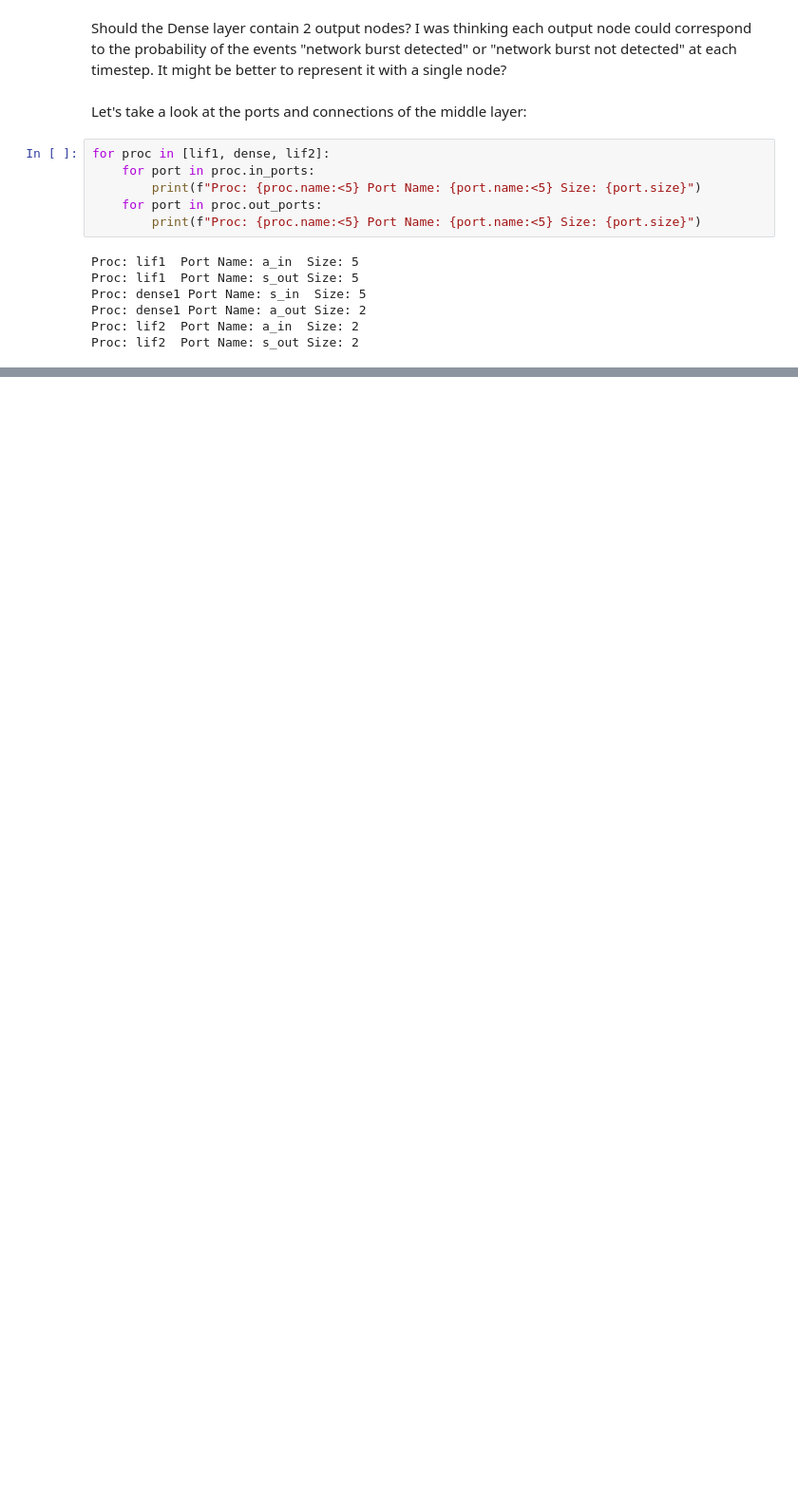
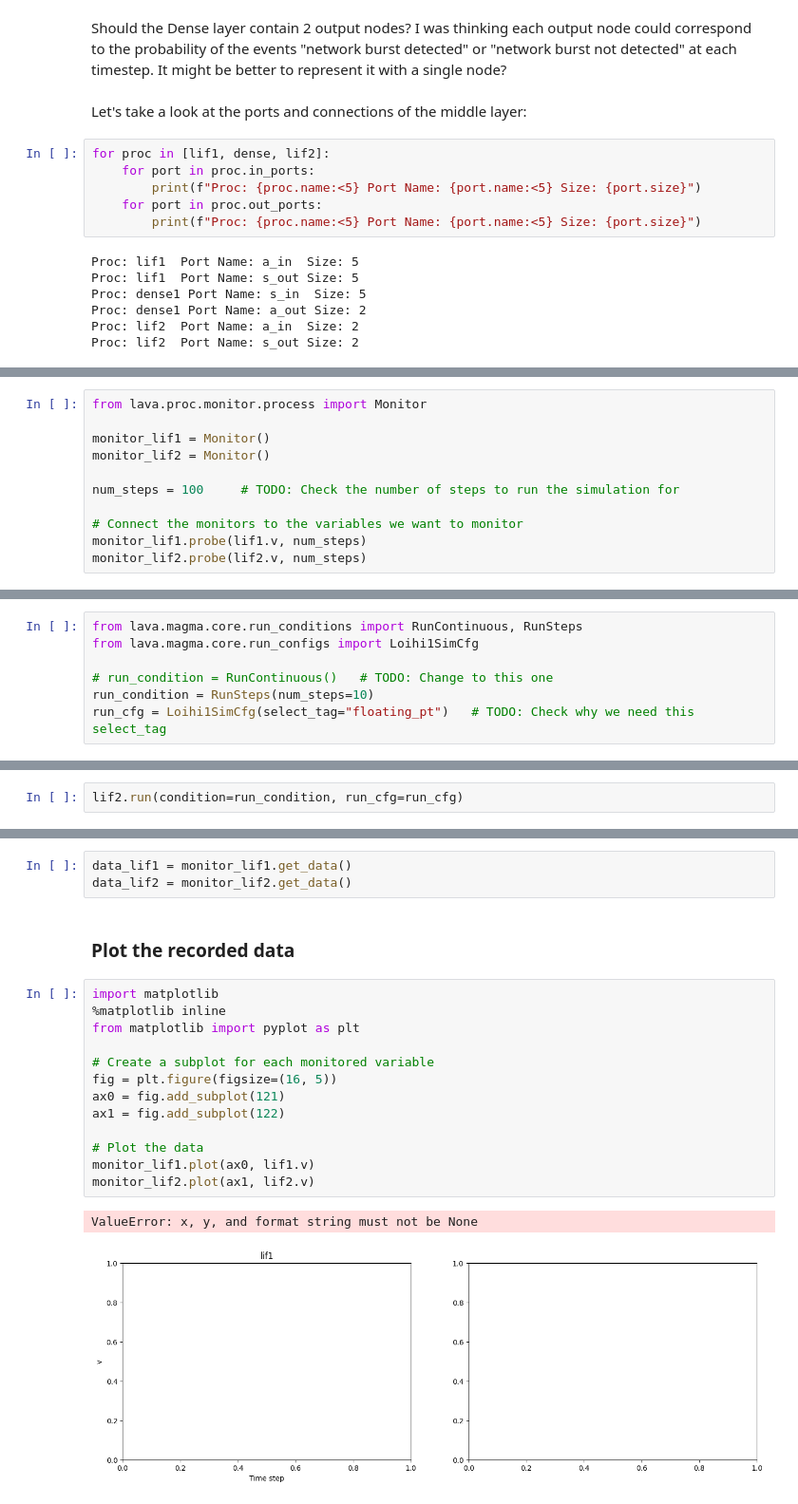
Before and after one commit to monkin77/thesis-lava, a Jupyter notebook: tutorials/custom/test.ipynb, the cells around one changed output, grey strips where cells are left out. Shown: that part at 95% size. Drawn from its saved outputs; the diff is of its cells as text; blank space fills up the shorter version.

```diff
--- a/tutorials/custom/test.ipynb
+++ b/tutorials/custom/test.ipynb
@@ -68,0 +86,11 @@ Proc: lif2  Port Name: s_out Size: 2
+# %%
+from lava.proc.monitor.process import Monitor
+
+monitor_lif1 = Monitor()
+monitor_lif2 = Monitor()
+
+num_steps = 100     # TODO: Check the number of steps to run the simulation for
+
+# Connect the monitors to the variables we want to monitor
+monitor_lif1.probe(lif1.v, num_steps)
+monitor_lif2.probe(lif2.v, num_steps)
@@ -68,0 +168,7 @@ Proc: lif2  Port Name: s_out Size: 2
+# %%
+from lava.magma.core.run_conditions import RunContinuous, RunSteps
+from lava.magma.core.run_configs import Loihi1SimCfg
+
+# run_condition = RunContinuous()   # TODO: Change to this one
+run_condition = RunSteps(num_steps=10)
+run_cfg = Loihi1SimCfg(select_tag="floating_pt")   # TODO: Check why we need this select_tag
@@ -68,0 +177,2 @@ Proc: lif2  Port Name: s_out Size: 2
+# %%
+lif2.run(condition=run_condition, run_cfg=run_cfg)
@@ -68,0 +199,21 @@ Proc: lif2  Port Name: s_out Size: 2
+# %%
+data_lif1 = monitor_lif1.get_data()
+data_lif2 = monitor_lif2.get_data()
+# %% [markdown]
+### Plot the recorded data
+# %%
+import matplotlib
+%matplotlib inline
+from matplotlib import pyplot as plt
+
+# Create a subplot for each monitored variable
+fig = plt.figure(figsize=(16, 5))
+ax0 = fig.add_subplot(121)
+ax1 = fig.add_subplot(122)
+
+# Plot the data
+monitor_lif1.plot(ax0, lif1.v)
+monitor_lif2.plot(ax1, lif2.v)
+# %% [output]
+ValueError: x, y, and format string must not be None
+[figure, added]
```
Also changed, not shown: parts of 21 cells of this notebook.
